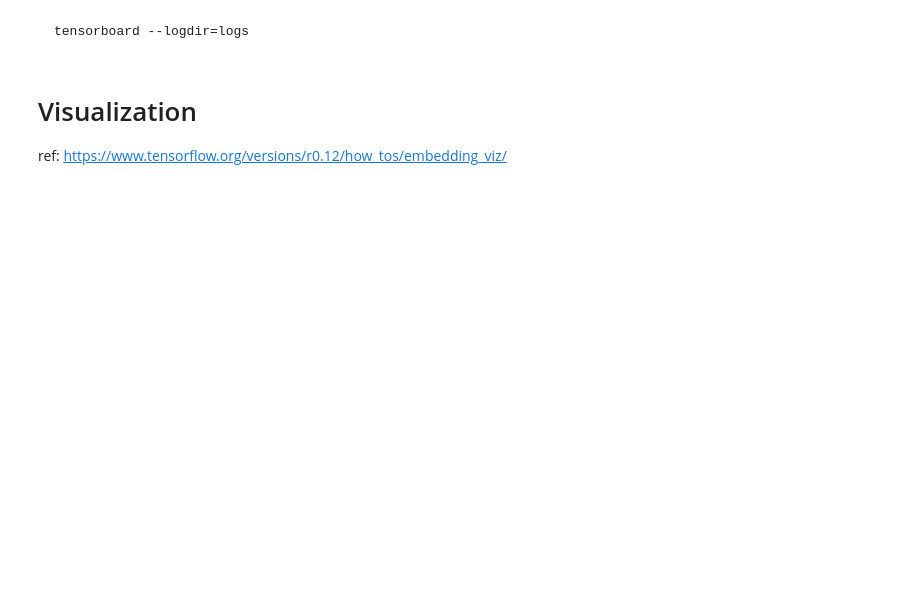
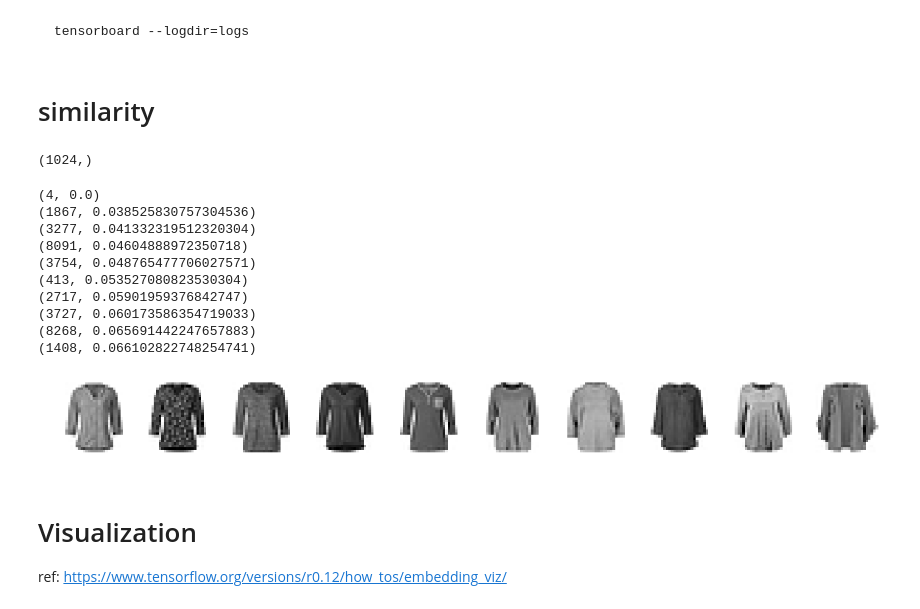
Before and after one commit to Tdual/cnn_feature, a Jupyter notebook: CNN_feature.ipynb, the cells around one changed output. Cells and saved outputs as stored; diff of their text form; code cells hidden in the pictures; blank space fills up the shorter version.

````diff
--- a/CNN_feature.ipynb
+++ b/CNN_feature.ipynb
@@ -85,7 +85,7 @@ with tf.Graph().as_default() as g1:
         h_conv1 = conv2d(x_image, W_conv1) + b_conv1
         variable_summaries(h_conv1)
 
-    with tf.name_scope("relu"):
+    with tf.name_scope("relu1"):
         h_conv1_act = tf.nn.relu(h_conv1)
 
     with tf.name_scope("pool1"):
@@ -102,7 +102,7 @@ with tf.Graph().as_default() as g1:
         h_conv2 = conv2d(h_pool1, W_conv2) + b_conv2
         variable_summaries(h_conv2)
 
-    with tf.name_scope("relu"):
+    with tf.name_scope("relu2"):
         h_conv2_act = tf.nn.relu(h_conv2)
 
     with tf.name_scope("pool2"):
@@ -119,7 +119,7 @@ with tf.Graph().as_default() as g1:
             b_fc1 = bias_variable([1024])
         h_fc1 =tf.matmul(h_pool2_flat, W_fc1) + b_fc1
 
-    with tf.name_scope("relu"):
+    with tf.name_scope("relu3"):
         h_fc1_act = tf.nn.relu(h_fc1)
 
     with tf.name_scope("dropout"):
@@ -162,7 +162,7 @@ with tf.Session(graph=g1) as sess:
     train_writer = tf.summary.FileWriter(log_dir + '/train', sess.graph)
     test_writer = tf.summary.FileWriter(log_dir + '/test')
 
-    for i in tqdm(range(50000)):
+    for i in tqdm(range(500)):
         batch = mnist.train.next_batch(50)
         _ = sess.run(opt, feed_dict={x: batch[0], y_: batch[1], keep_prob: 0.5})
 
@@ -172,7 +172,7 @@ with tf.Session(graph=g1) as sess:
             print('step %d, training loss %g, training accuracy %g' % (i, train_loss, train_accuracy))
             train_writer.add_summary(summary, i)
 
-    test_accuracy, test_summary = sess.run([accuracy, merged],
+    test_accuracy, test_summary, = sess.run([accuracy, merged],
                                            feed_dict={x: mnist.test.images, y_: mnist.test.labels, keep_prob: 1.0})
     train_writer.add_summary(test_summary, 0)
     print('test accuracy %g' % test_accuracy)
@@ -199,3 +188,35 @@ KeyboardInterrupt:
 ```
 tensorboard --logdir=logs
 ```
+# %% [markdown]
+# similarity
+# %%
+with tf.Session(graph=g1) as sess:
+    sess.run(tf.global_variables_initializer())
+    h_fc1_ = sess.run(h_fc1, feed_dict={x: mnist.test.images})
+# %%
+h_fc1_[0].shape
+# %% [output]
+(1024,)
+# %%
+from scipy.spatial import distance
+pairwise = distance.squareform(distance.pdist(h_fc1_, metric="cosine"))
+
+def similar_to(img_id, num=5, distance=False):
+    img = pairwise[img_id]
+    ids = np.argsort(img)[0: num]
+    if distance:
+        dist = np.sort(img)[0: num]
+        return [(x,y) for x, y in zip(ids, dist)]
+    else:
+        return ids
+
+def show_sim_image(img_id, num=5):
+    id_list = similar_to(img_id, num=num,distance=True)
+    fig, axs = plt.subplots(1, len(id_list), figsize=(20, 3))
+    for i, id in enumerate(id_list):
+        print(id)
+        img =imgs[id[0]]
+        axs[i].imshow(255 - np.reshape(img,[28,28]),cmap='gray')
+        axs[i].axis('off')
+    plt.show()
@@ -202,3 +225,17 @@ tensorboard --logdir=logs
+# %%
+show_sim_image(4, 10)
+# %% [output]
+(4, 0.0)
+(1867, 0.038525830757304536)
+(3277, 0.041332319512320304)
+(8091, 0.04604888972350718)
+(3754, 0.048765477706027571)
+(413, 0.053527080823530304)
+(2717, 0.05901959376842747)
+(3727, 0.060173586354719033)
+(8268, 0.065691442247657883)
+(1408, 0.066102822748254741)
+[figure, added]
 # %% [markdown]
 # Visualization
 ref: https://www.tensorflow.org/versions/r0.12/how_tos/embedding_viz/
````
Also changed, not shown: parts of 20 cells of this notebook.
